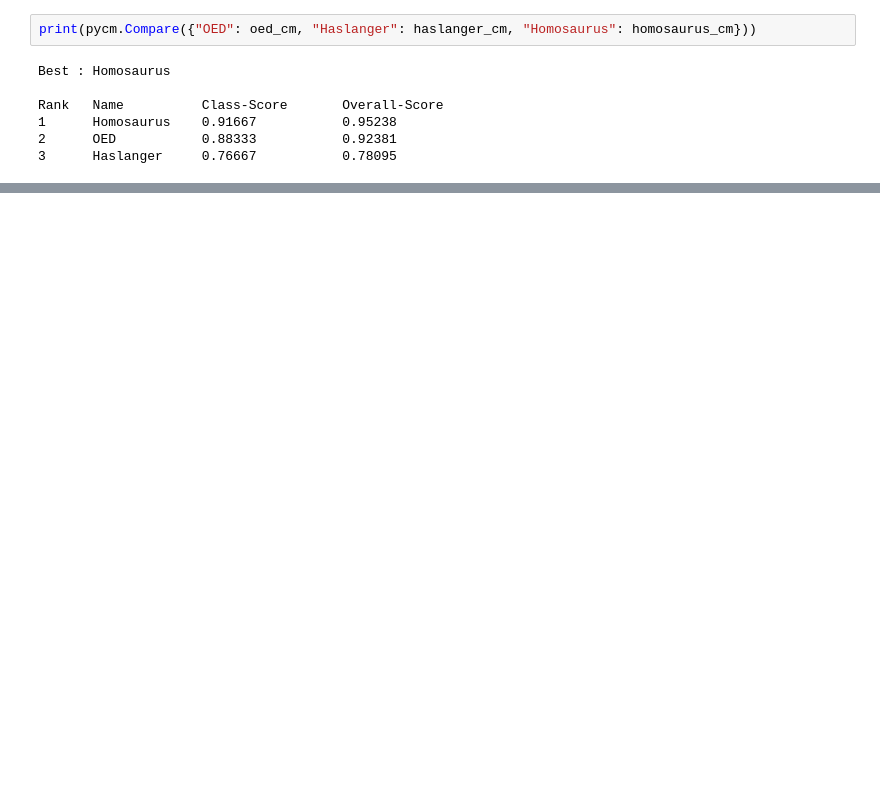
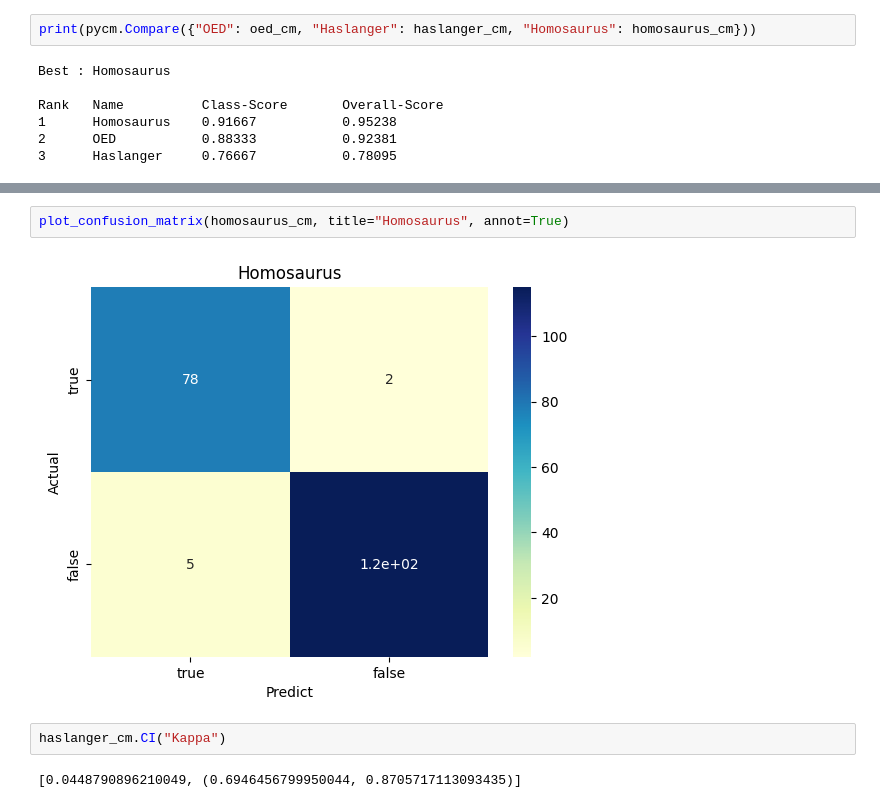
Before and after one commit to bradleypallen/conceptual-engineering-using-llms, a Jupyter notebook: cea_evaluation_2.ipynb, the cells around one changed output, grey strips where cells are left out. Drawn from its saved outputs; the diff is of its cells as text; blank space fills up the shorter version.

```diff
--- a/cea_evaluation_2.ipynb
+++ b/cea_evaluation_2.ipynb
@@ -56,0 +43,8 @@ Rank   Name          Class-Score       Overall-Score
+# %%
+plot_confusion_matrix(homosaurus_cm, title="Homosaurus", annot=True)
+# %% [output]
+[figure, added]
+# %%
+haslanger_cm.CI("Kappa")
+# %% [output]
+[0.0448790896210049, (0.6946456799950044, 0.8705717113093435)]
```
Also changed, not shown: parts of 8 cells of this notebook.
